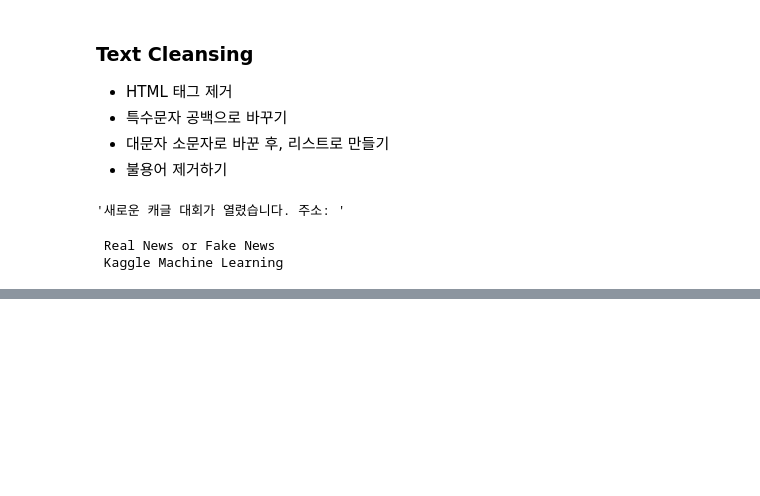
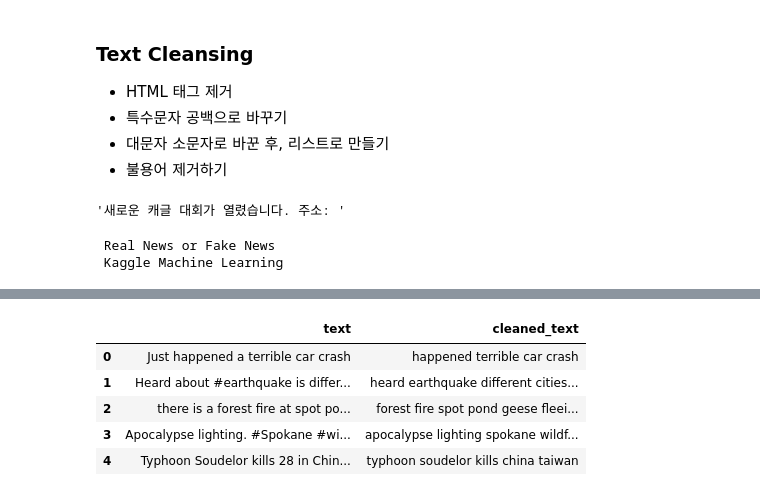
Before and after one commit to shinjangwoon/Kaggle, a Jupyter notebook: kaggle/Natural Language Processing with Disaster Tweets/Natural Language Processing with Disaster Tweets.ipynb, the cells around one changed output, grey strips where cells are left out. Saved outputs shown, nothing was run; the diff lists cells and outputs as text; code cells hidden in the pictures; blank space fills up the shorter version.

```diff
--- a/kaggle/Natural Language Processing with Disaster Tweets/Natural Language Processing with Disaster Tweets.ipynb
+++ b/kaggle/Natural Language Processing with Disaster Tweets/Natural Language Processing with Disaster Tweets.ipynb
@@ -210,0 +328,9 @@ print(remove_html(sample_text))
+# %%
+test.head(5)
+# %% [output]
+|  | text | cleaned_text |
+| 0 | Just happened a terrible car crash | happened terrible car crash |
+| 1 | Heard about #earthquake is differ... | heard earthquake different cities... |
+| 2 | there is a forest fire at spot po... | forest fire spot pond geese fleei... |
+| 3 | Apocalypse lighting. #Spokane #wi... | apocalypse lighting spokane wildf... |
+| 4 | Typhoon Soudelor kills 28 in Chin... | typhoon soudelor kills china taiwan |
```
Also changed, not shown: parts of 8 cells of this notebook.
